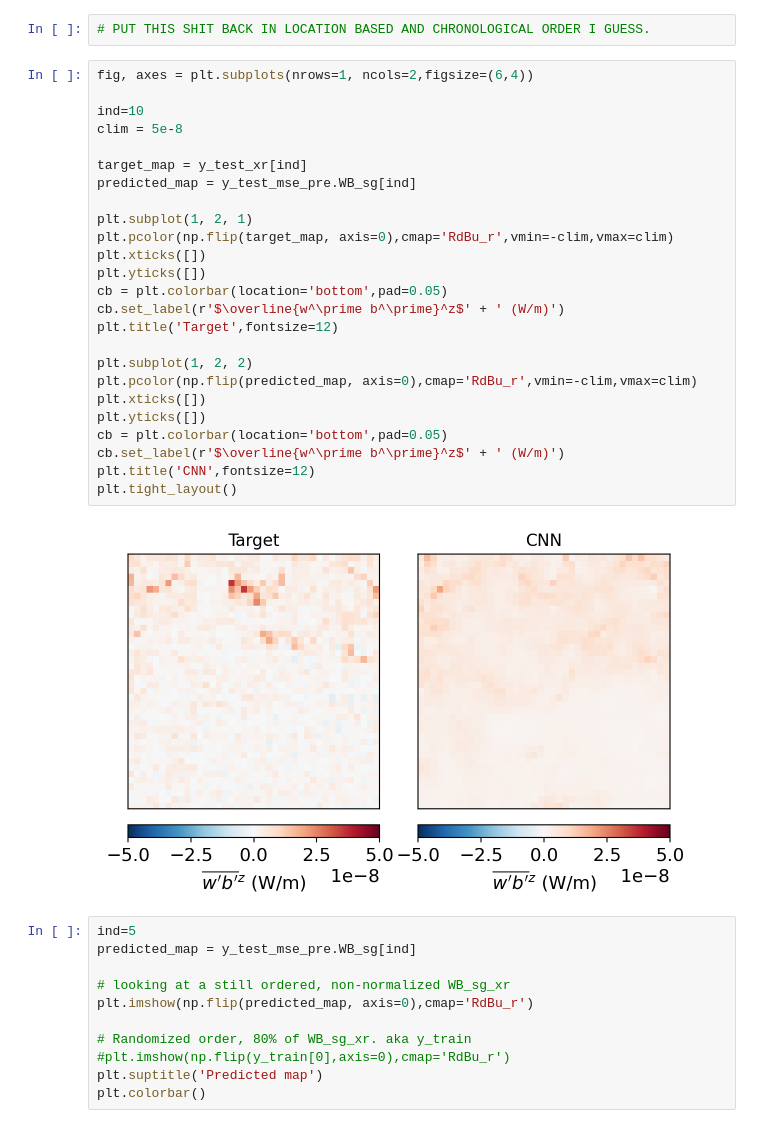
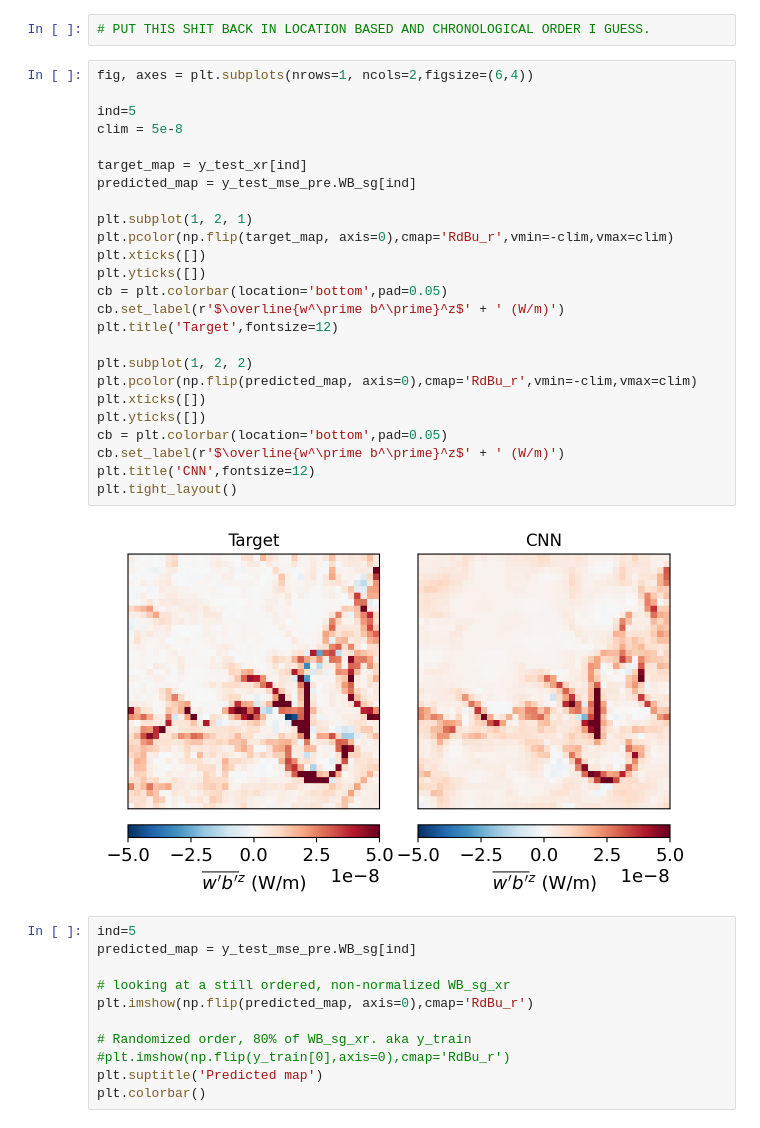
Before and after one commit to andrewfagerheim/ML_project, a Jupyter notebook: submeso_ml_model.ipynb, the cells around one changed output. Cells and saved outputs as stored; diff of their text form.

```diff
--- a/submeso_ml_model.ipynb
+++ b/submeso_ml_model.ipynb
@@ -412,30 +412,30 @@ Data variables:
 # %%
 fig, axes = plt.subplots(nrows=1, ncols=2,figsize=(6,4))
 
-ind=10
+ind=5
 clim = 5e-8
 
 target_map = y_test_xr[ind]
 predicted_map = y_test_mse_pre.WB_sg[ind]
 
 plt.subplot(1, 2, 1)
 plt.pcolor(np.flip(target_map, axis=0),cmap='RdBu_r',vmin=-clim,vmax=clim)
 plt.xticks([])
 plt.yticks([])
 cb = plt.colorbar(location='bottom',pad=0.05)
 cb.set_label(r'$\overline{w^\prime b^\prime}^z$' + ' (W/m)')
 plt.title('Target',fontsize=12)
 
 plt.subplot(1, 2, 2)
 plt.pcolor(np.flip(predicted_map, axis=0),cmap='RdBu_r',vmin=-clim,vmax=clim)
 plt.xticks([])
 plt.yticks([])
 cb = plt.colorbar(location='bottom',pad=0.05)
 cb.set_label(r'$\overline{w^\prime b^\prime}^z$' + ' (W/m)')
 plt.title('CNN',fontsize=12)
 plt.tight_layout()
 # %% [output]
-[figure, old version]
+[figure, new version]
 # %%
 ind=5
 predicted_map = y_test_mse_pre.WB_sg[ind]
```
